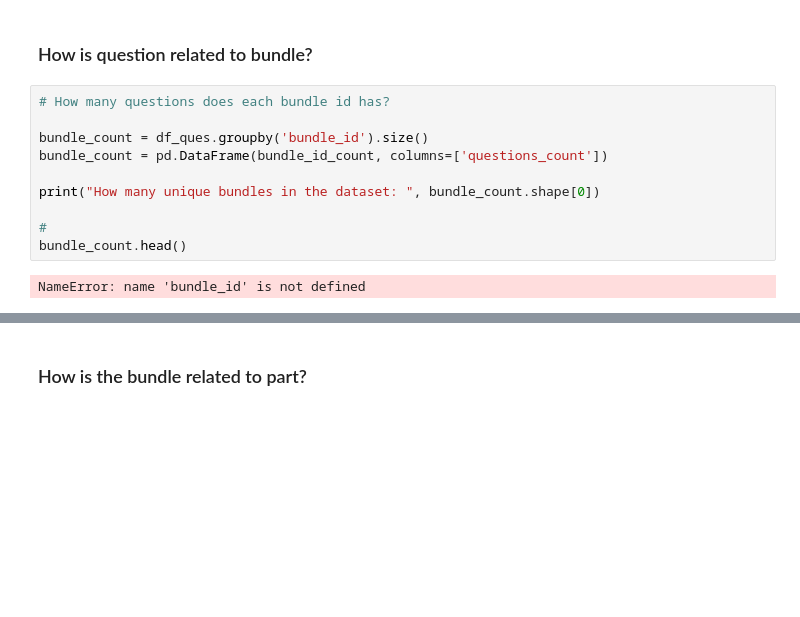
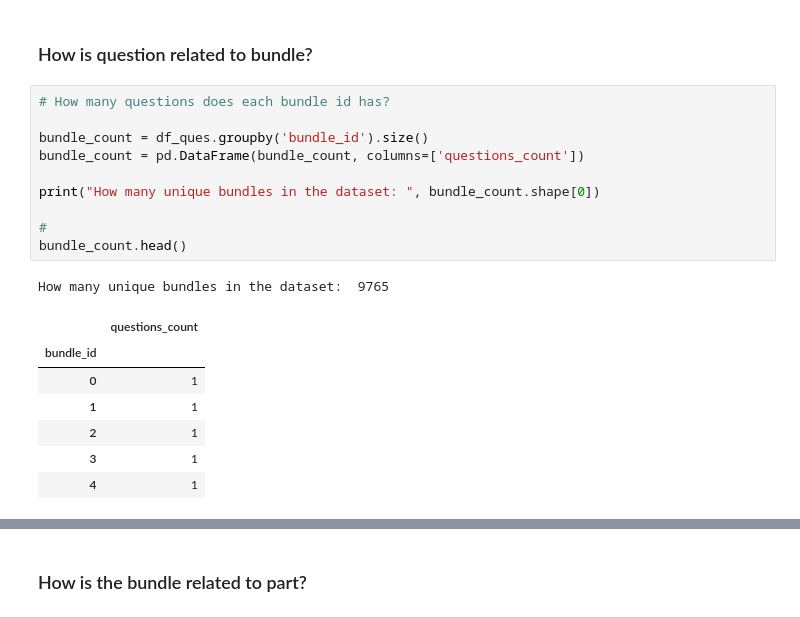
Before and after one commit to Yongliang-Shi/riiid_answer_correctness_prediction, a Jupyter notebook: acquire.ipynb, the cells around one changed output, grey strips where cells are left out. Drawn from its saved outputs; the diff is of its cells as text; blank space fills up the shorter version.

```diff
--- a/acquire.ipynb
+++ b/acquire.ipynb
@@ -183,15 +184,22 @@ df_ques.bundle_id.nunique()
 # %%
 # How many questions does each bundle id has?
 
 bundle_count = df_ques.groupby('bundle_id').size()
-bundle_count = pd.DataFrame(bundle_id_count, columns=['questions_count'])
+bundle_count = pd.DataFrame(bundle_count, columns=['questions_count'])
 
 print("How many unique bundles in the dataset: ", bundle_count.shape[0])
 
 #
 bundle_count.head()
 # %% [output]
-NameError: name 'bundle_id' is not defined
+How many unique bundles in the dataset:  9765
+|  | questions_count |
+| bundle_id |  |
+| 0 | 1 |
+| 1 | 1 |
+| 2 | 1 |
+| 3 | 1 |
+| 4 | 1 |
 # %%
 # Group the bundles by how many question each bundle has
 
```
Also changed, not shown: parts of 10 cells of this notebook.
